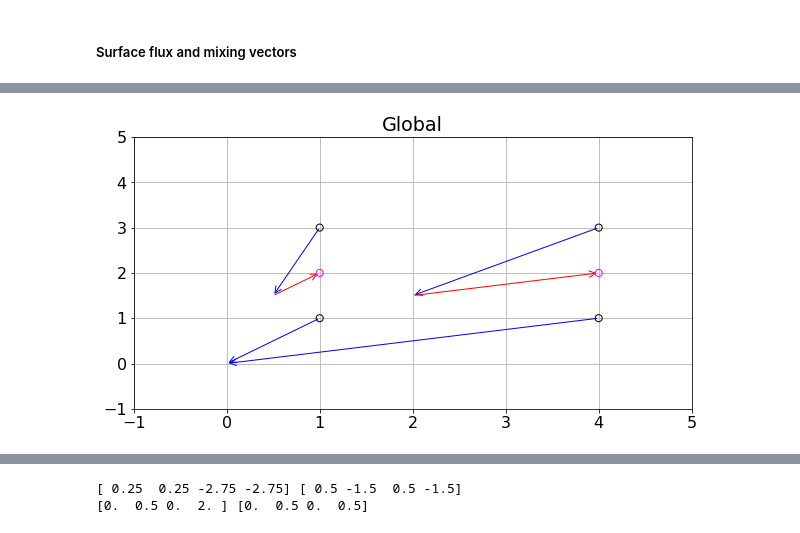
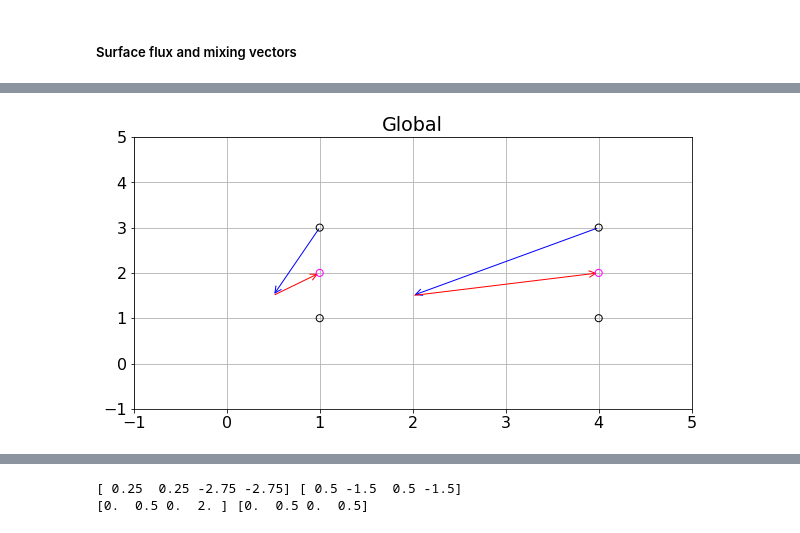
Before and after one commit to taimoorsohail/Min_Max_Transform, a Jupyter notebook: MinMixFinal.ipynb, the cells around one changed output, grey strips where cells are left out. Cells and saved outputs as stored; diff of their text form; code cells hidden in the pictures.

Commit message:
Fixed Tmixed/Smixed error
Tmixed and Smixed were set to 0 instead of nan when they were inf. This causes spurious mixing vectors.

```diff
--- a/MinMixFinal.ipynb
+++ b/MinMixFinal.ipynb
@@ -341,6 +344,7 @@ for i in tqdm(range(flat_Vol_blc1.size)):
                 Smatrix[i,ix] = flat_S_blc1[i] #vertex ix brings temp of WM i to WM j
                 ix=ix+1
         else:
+            if connected[i,j]==1:
                 A1_connec[i,ix] = 1 # vertex ix connects from WM i
                 A2_connec[j,ix] = 1 # vertex ix connects to WM j
                 Tmatrix[i,ix] = flat_T_blc1[i] #vertex ix brings temp of WM i to WM j
@@ -434,11 +438,12 @@ plt.plot((C@xxx-d))
 ##### Define the mixing and adjustment of T and S
 # %%
 Tmixed = np.matmul(Tmatrix,xxx)/(flat_Vol_blc2/xnorming) #Changed from flat_vol_blc1
-Tmixed[~np.isfinite(Tmixed)]=0
-Tmixed[Tmixed>100] = 0
+print(Tmixed)
+Tmixed[~np.isfinite(Tmixed)]=np.nan
+Tmixed[Tmixed>100] = np.nan
 Smixed = np.matmul(Smatrix,xxx)/(flat_Vol_blc2/xnorming) #Changed from flat_vol_blc1
-Smixed[~np.isfinite(Smixed)]=0
-Smixed[Smixed>10**4] = 0
+Smixed[~np.isfinite(Smixed)]=np.nan
+Smixed[Smixed>10**4] = np.nan
 
 # Now the necessary heat and salt adjustment is simply the difference
 # between this and what we actually get
@@ -634,28 +641,29 @@ Wall time: 7.87 µs
 # %%
 %%time
 plt.figure(figsize=(10,5))
 if globe == True:
       plt.scatter(flat_S_blc1,flat_T_blc1,\
             s=50,\
             marker = 'o', facecolor='none', edgecolor='black', label = 't2', zorder=100)
       plt.scatter(flat_S_blc2,flat_T_blc2,\
             s=50,\
             marker = 'o', facecolor='none', edgecolor='magenta', label = 't1', zorder=100)
       for i in range(flat_S_blc2.size):
-            hyp_mix = np.sqrt(S_Av_mix[i]**2+T_Av_mix[i]**2)
-            hyp_adj = np.sqrt(S_Av_adj[i]**2+T_Av_adj[i]**2)
+            if ~np.isnan(Tmixed[i]) | ~np.isnan(Smixed[i]):
+                  hyp_mix = np.sqrt(S_Av_mix[i]**2+T_Av_mix[i]**2)
+                  hyp_adj = np.sqrt(S_Av_adj[i]**2+T_Av_adj[i]**2)
 
-            plt.annotate('', xy=(flat_S_blc1[i], flat_T_blc1[i]), xytext=(Smixed[i], Tmixed[i]),
-    arrowprops=dict(arrowstyle="<-", color='blue'))
-            plt.annotate('', xy=(Smixed[i], Tmixed[i]), xytext=(Smixed[i]+S_Av_adj[i], Tmixed[i]+T_Av_adj[i]),
-    arrowprops=dict(arrowstyle="<-", color='red'))
+                  plt.annotate('', xy=(flat_S_blc1[i], flat_T_blc1[i]), xytext=(Smixed[i], Tmixed[i]),
+      arrowprops=dict(arrowstyle="<-", color='blue'))
+                  plt.annotate('', xy=(Smixed[i], Tmixed[i]), xytext=(Smixed[i]+S_Av_adj[i], Tmixed[i]+T_Av_adj[i]),
+      arrowprops=dict(arrowstyle="<-", color='red'))
 
 
 
       plt.xlim(-1,5)
       plt.ylim(-1,5)
       plt.title('Global')
       plt.grid()
       plt.show()
 # %% [output]
-[figure, old version]
+[figure, new version]
```
Also changed, not shown: parts of 14 cells of this notebook.
